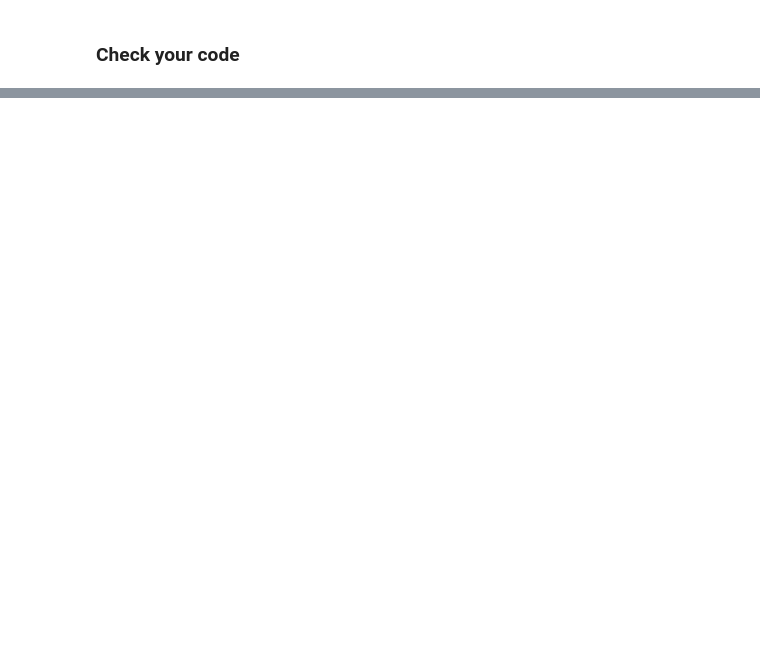
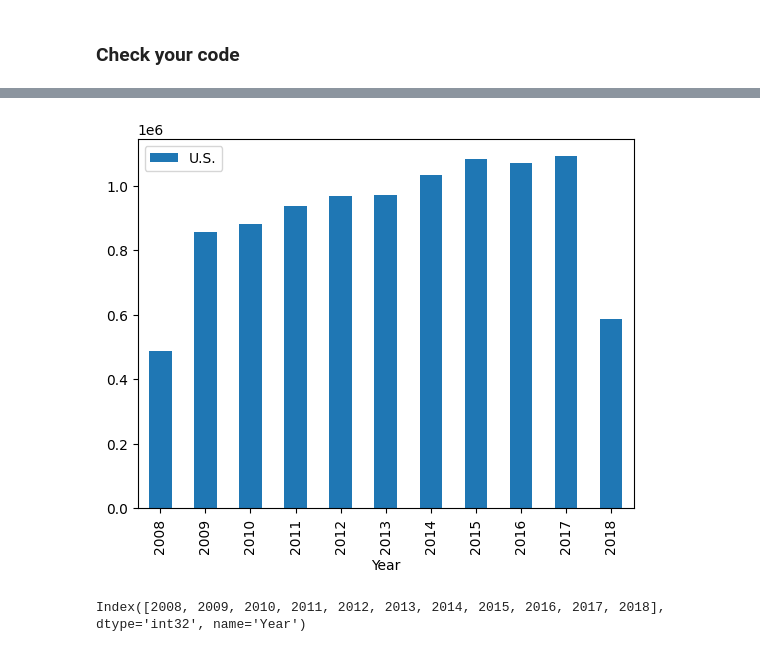
Before and after one commit to buseozgur/data-us-oil-and-gas-production, a Jupyter notebook: oil_and_gas.ipynb, the cells around one changed output, grey strips where cells are left out. Saved outputs shown, nothing was run; the diff lists cells and outputs as text; code cells hidden in the pictures; blank space fills up the shorter version.

Commit message:
Completed filtered_gas step

```diff
--- a/oil_and_gas.ipynb
+++ b/oil_and_gas.ipynb
@@ -184,3 +194,13 @@ test_full_gas.py::TestFullGas::test_df_has_the_right_values PASSED       [100%]
 git commit -m 'Completed full_gas step'
 
 git push origin master
+# %%
+plot = yearly_gas_df.filter(items = ["U.S."]).plot(kind = "bar")
+plot.set_xlabel("Year");
+# %% [output]
+[figure, added]
+# %%
+# drop the years where months are missing (2008, 2018)
+yearly_gas_df.index
+# %% [output]
+Index([2008, 2009, 2010, 2011, 2012, 2013, 2014, 2015, 2016, 2017, 2018], dtype='int32', name='Year')
```
Also changed, not shown: parts of 9 cells of this notebook, 1 other file.
